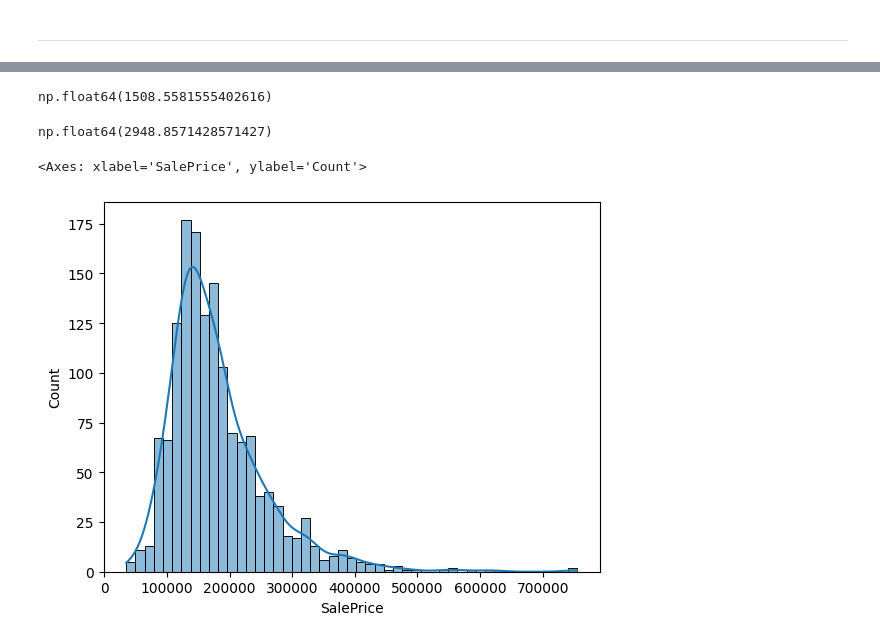
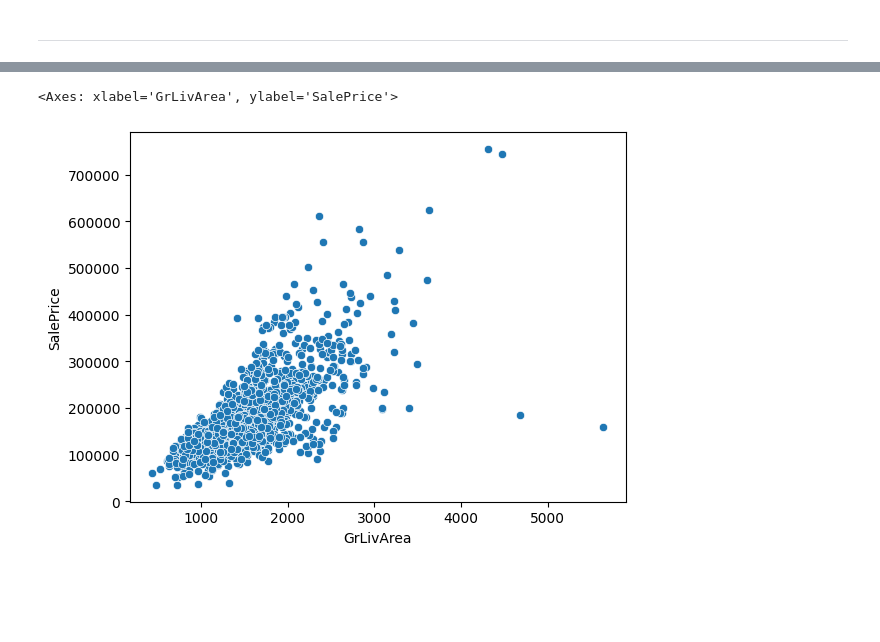
Before and after one commit to WasabiRamen/kaggle-study-house-prices, a Jupyter notebook: house_price.ipynb, the cells around one changed output, grey strips where cells are left out. Saved outputs shown, nothing was run; the diff lists cells and outputs as text; code cells hidden in the pictures; blank space fills up the shorter version.

```diff
--- a/house_price.ipynb
+++ b/house_price.ipynb
@@ -381,0 +408,12 @@ np.float64(288138.5714285714)
+# %%
+col = 'OverallQual'
+
+Q1 = train[col].quantile(0.25)
+Q3 = train[col].quantile(0.75)
+IQR = Q3 - Q1
+
+lower_bound = Q1 - 1.5 * IQR
+upper_bound = Q3 + 1.5 * IQR
+
+
+train = train[(train[col] >= lower_bound) & (train[col] <= upper_bound)]
@@ -382,13 +425,7 @@ np.float64(288138.5714285714)
+# %%
+sns.scatterplot(x='GrLivArea', y='SalePrice', data=train)  # 4000 이상은 자르는게 좋아보인다.
+# %% [output]
+<Axes: xlabel='GrLivArea', ylabel='SalePrice'>
+[figure, added]
 # %%
-train[train['PoolArea'] == 0]['GrLivArea'].mean()
+train = train[(train.GrLivArea < 4000)]
-# %% [output]
-np.float64(1508.5581555402616)
-# %%
-train[train['PoolArea'] != 0]['GrLivArea'].mean()  # 맞네;; 그냥 넓은 집에 수영장이 있는거네
-# %% [output]
-np.float64(2948.8571428571427)
-# %%
-sns.histplot(train['SalePrice'], kde=True) #집값의 분포도 알아보기
-# %% [output]
-<Axes: xlabel='SalePrice', ylabel='Count'>
-[figure, removed]
```
Also changed, not shown: parts of 29 cells of this notebook.
